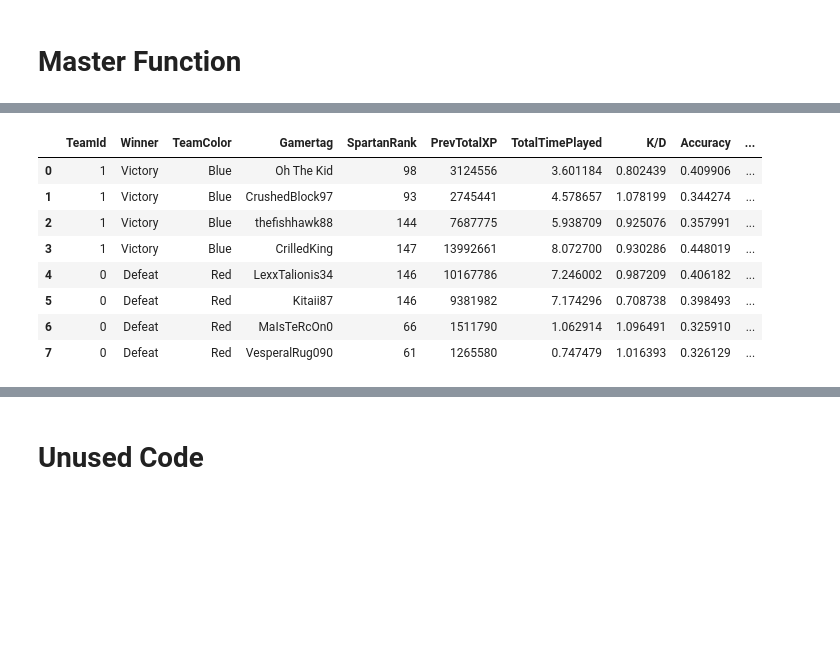
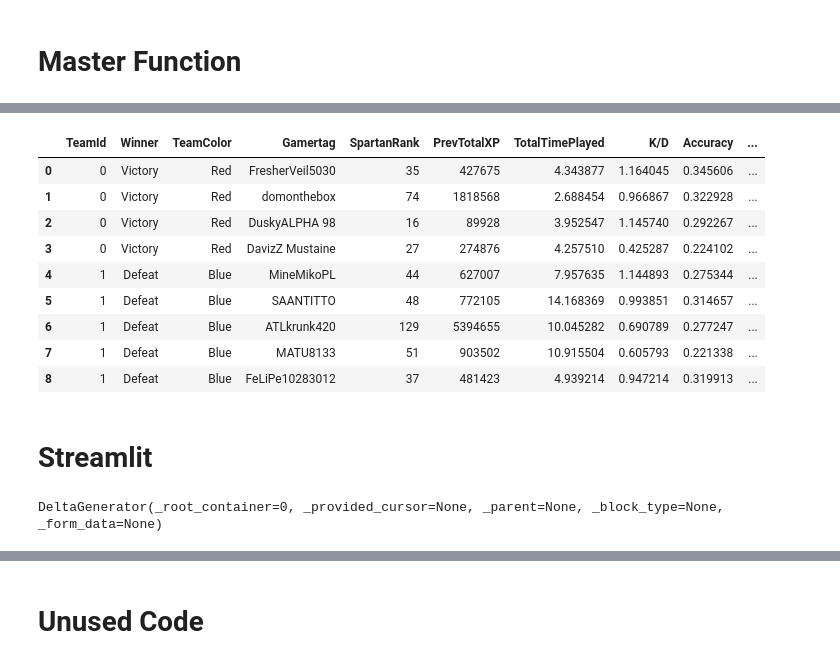
Before and after one commit to Drymander/Capstone-Halo-5, a Jupyter notebook: Single Match.ipynb, the cells around one changed output, grey strips where cells are left out. Saved outputs shown, nothing was run; the diff lists cells and outputs as text; code cells hidden in the pictures; blank space fills up the shorter version.

Commit message:
installed streamlit

```diff
--- a/Single Match.ipynb
+++ b/Single Match.ipynb
@@ -216,7 +198,7 @@ Red team is team ID 0
 
 Blue team is team ID 1
 # %%
-match_results = pull_recent_match(0, explore=False, gamertag='thefishhawk88')
+# match_results = pull_recent_match(0, explore=False, gamertag='thefishhawk88')
 def build_base_dataframe(match_results, gamertag):
 
     # Build empty base match dataframe
@@ -284,7 +266,7 @@ def build_base_dataframe(match_results, gamertag):
 # df = build_base_dataframe(pull_recent_match(0))
 # # df.loc[df['TeamId'] == 0]
 # df
-build_base_dataframe(pull_recent_match(0, explore=False, gamertag='thefishhawk88'), gamertag='thefishhawk88')
+# build_base_dataframe(pull_recent_match(0, explore=False, gamertag='thefishhawk88'), gamertag='thefishhawk88')
 # %% [output]
 |  | TeamId | Winner | TeamColor | Gamertag | SpartanRank | PrevTotalXP |
 | 1 | 1 | Victory | Blue | William PO2 | 113 | 4090626 |
@@ -404,6 +344,6 @@ def get_player_history(df):
 
     return player_history
 
-player_history = get_player_history(df_match)
+# player_history = get_player_history(df_match)
 
-player_history['Results'][1]
+# player_history['Results'][1]
@@ -583,12 +426,0 @@ history_df # history DF not responding to back_count = 20
-# %%
-full_stats_df
-# %% [output]
-|  | TeamId | Winner | TeamColor | Gamertag | SpartanRank | PrevTotalXP | TotalTimePlayed | K/D | Accuracy | ... |
-| 0 | 1 | Victory | Blue | Oh The Kid | 98 | 3124556 | 3.601184 | 0.802439 | 0.409906 | ... |
-| 1 | 1 | Victory | Blue | CrushedBlock97 | 93 | 2745441 | 4.578657 | 1.078199 | 0.344274 | ... |
-| 2 | 1 | Victory | Blue | thefishhawk88 | 144 | 7687775 | 5.938709 | 0.925076 | 0.357991 | ... |
-| 3 | 1 | Victory | Blue | CrilledKing | 147 | 13992661 | 8.072700 | 0.930286 | 0.448019 | ... |
-| 4 | 0 | Defeat | Red | LexxTalionis34 | 146 | 10167786 | 7.246002 | 0.987209 | 0.406182 | ... |
-| 5 | 0 | Defeat | Red | Kitaii87 | 146 | 9381982 | 7.174296 | 0.708738 | 0.398493 | ... |
-| 6 | 0 | Defeat | Red | MaIsTeRcOn0 | 66 | 1511790 | 1.062914 | 1.096491 | 0.325910 | ... |
-| 7 | 0 | Defeat | Red | VesperalRug090 | 61 | 1265580 | 0.747479 | 1.016393 | 0.326129 | ... |
@@ -663,0 +427,15 @@ match_details_df
+# %%
+stats_df
+# %% [output]
+|  | TeamId | Winner | TeamColor | Gamertag | SpartanRank | PrevTotalXP | TotalTimePlayed | K/D | Accuracy | ... |
+| 0 | 0 | Victory | Red | FresherVeil5030 | 35 | 427675 | 4.343877 | 1.164045 | 0.345606 | ... |
+| 1 | 0 | Victory | Red | domonthebox | 74 | 1818568 | 2.688454 | 0.966867 | 0.322928 | ... |
+| 2 | 0 | Victory | Red | DuskyALPHA 98 | 16 | 89928 | 3.952547 | 1.145740 | 0.292267 | ... |
+| 3 | 0 | Victory | Red | DavizZ Mustaine | 27 | 274876 | 4.257510 | 0.425287 | 0.224102 | ... |
+| 4 | 1 | Defeat | Blue | MineMikoPL | 44 | 627007 | 7.957635 | 1.144893 | 0.275344 | ... |
+| 5 | 1 | Defeat | Blue | SAANTITTO | 48 | 772105 | 14.168369 | 0.993851 | 0.314657 | ... |
+| 6 | 1 | Defeat | Blue | ATLkrunk420 | 129 | 5394655 | 10.045282 | 0.690789 | 0.277247 | ... |
+| 7 | 1 | Defeat | Blue | MATU8133 | 51 | 903502 | 10.915504 | 0.605793 | 0.221338 | ... |
+| 8 | 1 | Defeat | Blue | FeLiPe10283012 | 37 | 481423 | 4.939214 | 0.947214 | 0.319913 | ... |
+# %% [markdown]
+# Streamlit
@@ -663,0 +448,4 @@ match_details_df
+# %%
+st.title('My first app')
+# %% [output]
+DeltaGenerator(_root_container=0, _provided_cursor=None, _parent=None, _block_type=None, _form_data=None)
```
Also changed, not shown: parts of 34 cells of this notebook, 3 other files.
